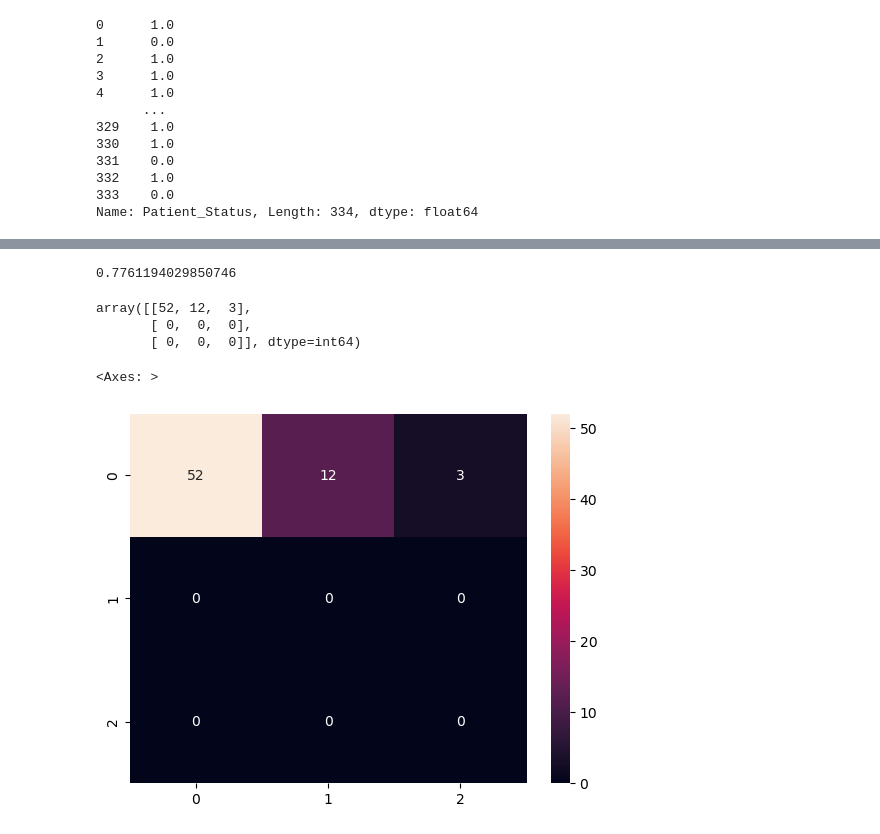
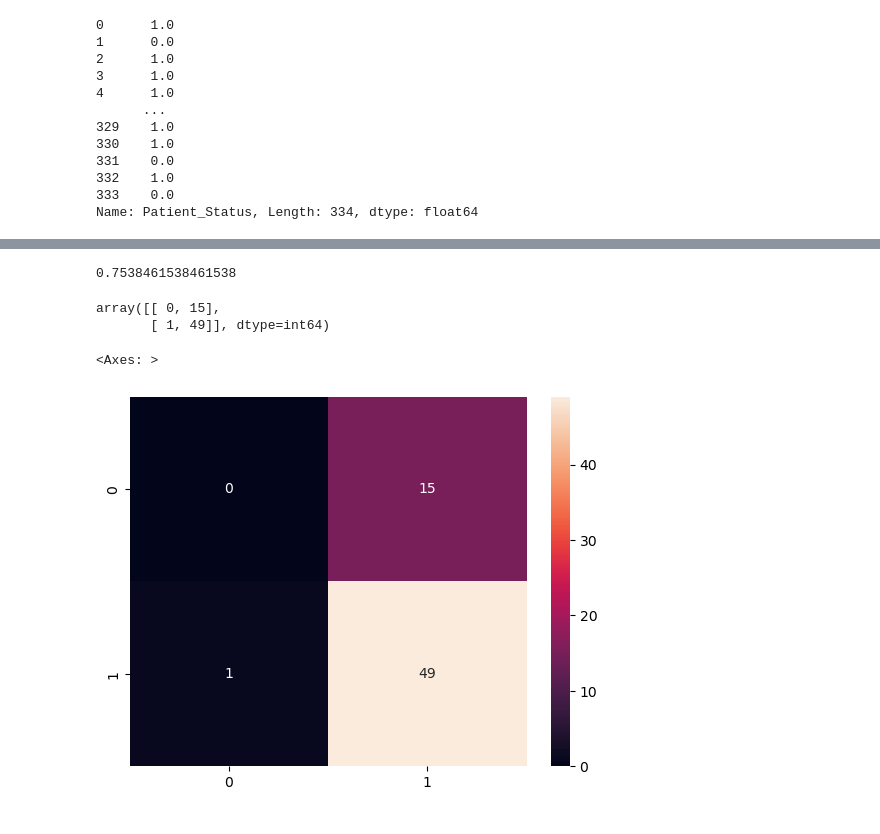
Before and after one commit to Priyanshi-Vishwakarma22/Breast_Cancer_Detection, a Jupyter notebook: notebooks/EDA_breast_cancer.ipynb, the cells around one changed output, grey strips where cells are left out. Drawn from its saved outputs; the diff is of its cells as text; code cells hidden in the pictures.

```diff
--- a/notebooks/EDA_breast_cancer.ipynb
+++ b/notebooks/EDA_breast_cancer.ipynb
@@ -245,11 +243,6 @@ y = le.fit_transform(y)
 # %%
+# scaling
 from sklearn.preprocessing import StandardScaler
-
 sc = StandardScaler()
-x_scaled = sc.fit_transform(x)
+x_train = sc.fit_transform(x_train)
+x_test = sc.fit_transform(x_test)
-# %%
-from sklearn.model_selection import train_test_split
-
-x_train, x_test, y_train, y_test = train_test_split(
-    x_scaled, y, test_size=0.2, random_state=42
-)
@@ -360,9 +316,0 @@ array([0, 0, 0, 0, 0, 0, 0, 1, 1, 1, 1, 2, 0, 0, 1, 0, 0, 1, 0, 1, 0, 0,
-# %%
-from sklearn.neighbors import KNeighborsClassifier
-testing_score = []
-training_score = []
-for i in range(1,15):
-    knn = KNeighborsClassifier(i)
-    knn.fit(x_train,y_train)
-    training_score.append(knn.score(x_train,y_train))
-    testing_score.append(knn.score(x_test,y_test))
@@ -425,0 +363,21 @@ Max testing score 79.1044776119403 % and k = [2]
+# %%
+from sklearn.linear_model import LogisticRegression
+from sklearn.tree import DecisionTreeClassifier
+from sklearn.ensemble import RandomForestClassifier
+from sklearn.neighbors import KNeighborsClassifier
+from sklearn.metrics import accuracy_score
+from sklearn.model_selection import train_test_split
+
+models = {
+    "logistic Regression": LogisticRegression(),
+    "Decision Tree": DecisionTreeClassifier(),
+    "Random Forest": RandomForestClassifier(),
+    "KNN": KNeighborsClassifier()
+}
+
+for name, model in models.items():
+    model.fit(x_train, y_train)
+    y_pred = model.predict(x_test)
+    print(name)
+    print("Accuracy:", accuracy_score(y_test,y_pred))
+    print("-"*30)
@@ -484,20 +438,19 @@ knn.score(x_test,y_test)
 # %%
 from sklearn.metrics import classification_report,confusion_matrix,accuracy_score
 yhat = knn.predict(x_test)
-accuracy_score(yhat,y_test)
+accuracy_score(y_test,yhat)
 # %% [output]
-0.7761194029850746
+0.7538461538461538
 # %%
-confusion_matrix(yhat,y_test)
+confusion_matrix(y_test,yhat)
 # %% [output]
-array([[52, 12,  3],
-       [ 0,  0,  0],
-       [ 0,  0,  0]], dtype=int64)
+array([[ 0, 15],
+       [ 1, 49]], dtype=int64)
 # %%
-sns.heatmap(confusion_matrix(yhat,y_test),annot=True)
+sns.heatmap(confusion_matrix(y_test,yhat),annot=True)
 # %% [output]
 <Axes: >
-[figure, old version]
+[figure, new version]
 # %%
 len(y_test)
 # %% [output]
```
Also changed, not shown: parts of 53 cells of this notebook.
